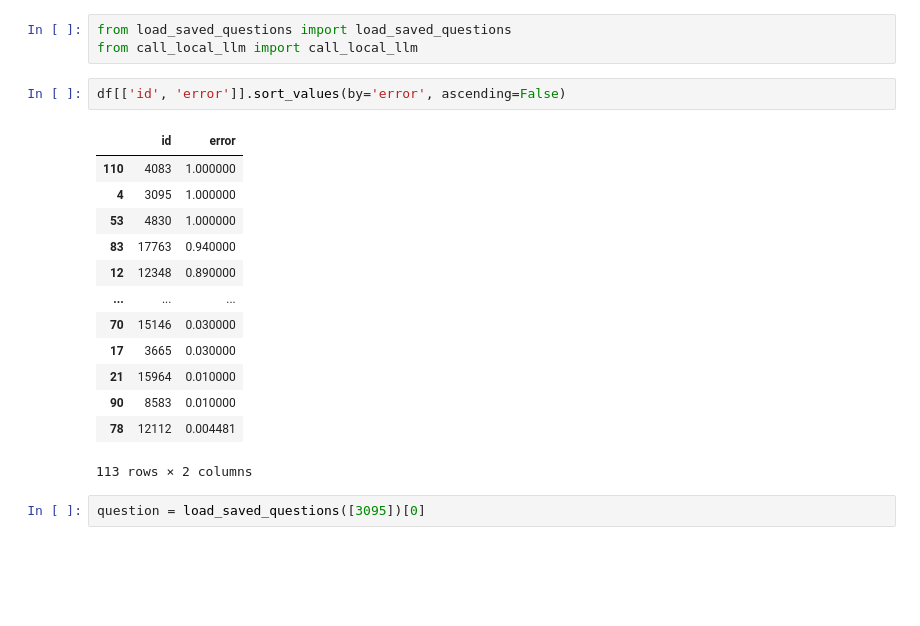
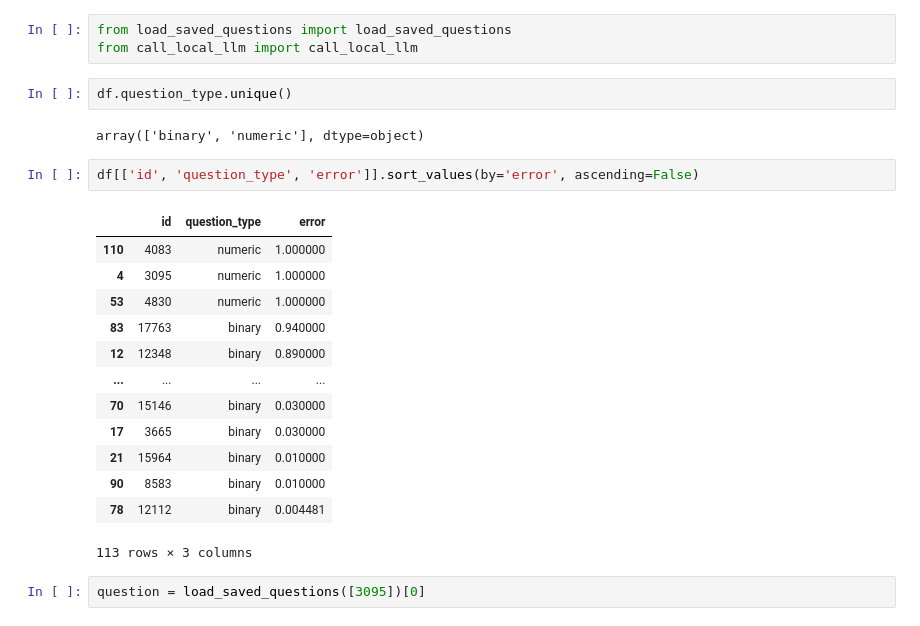
Before and after one commit to catskillsresearch/metac-bot-template, a Jupyter notebook: Prompt Engineering 3095.ipynb, the cells around one changed output. Cells and saved outputs as stored; diff of their text form; blank space fills up the shorter version.

```diff
--- a/Prompt Engineering 3095.ipynb
+++ b/Prompt Engineering 3095.ipynb
@@ -25,22 +25,26 @@ saved community_deepseek-r1:1.5b-qwen-distill-q4_K_M.json
 # %%
 from load_saved_questions import load_saved_questions
 from call_local_llm import call_local_llm
+# %%
+df.question_type.unique()
+# %% [output]
+array(['binary', 'numeric'], dtype=object)
 # %%
-df[['id', 'error']].sort_values(by='error', ascending=False)
+df[['id', 'question_type', 'error']].sort_values(by='error', ascending=False)
 # %% [output]
-|  | id | error |
-| 110 | 4083 | 1.000000 |
-| 4 | 3095 | 1.000000 |
-| 53 | 4830 | 1.000000 |
-| 83 | 17763 | 0.940000 |
-| 12 | 12348 | 0.890000 |
-| ... | ... | ... |
-| 70 | 15146 | 0.030000 |
-| 17 | 3665 | 0.030000 |
-| 21 | 15964 | 0.010000 |
-| 90 | 8583 | 0.010000 |
-| 78 | 12112 | 0.004481 |
+|  | id | question_type | error |
+| 110 | 4083 | numeric | 1.000000 |
+| 4 | 3095 | numeric | 1.000000 |
+| 53 | 4830 | numeric | 1.000000 |
+| 83 | 17763 | binary | 0.940000 |
+| 12 | 12348 | binary | 0.890000 |
+| ... | ... | ... | ... |
+| 70 | 15146 | binary | 0.030000 |
+| 17 | 3665 | binary | 0.030000 |
+| 21 | 15964 | binary | 0.010000 |
+| 90 | 8583 | binary | 0.010000 |
+| 78 | 12112 | binary | 0.004481 |
-113 rows × 2 columns
+113 rows × 3 columns
 # %%
 question = load_saved_questions([3095])[0]
 # %%
```
Also changed, not shown: 3 other files.
